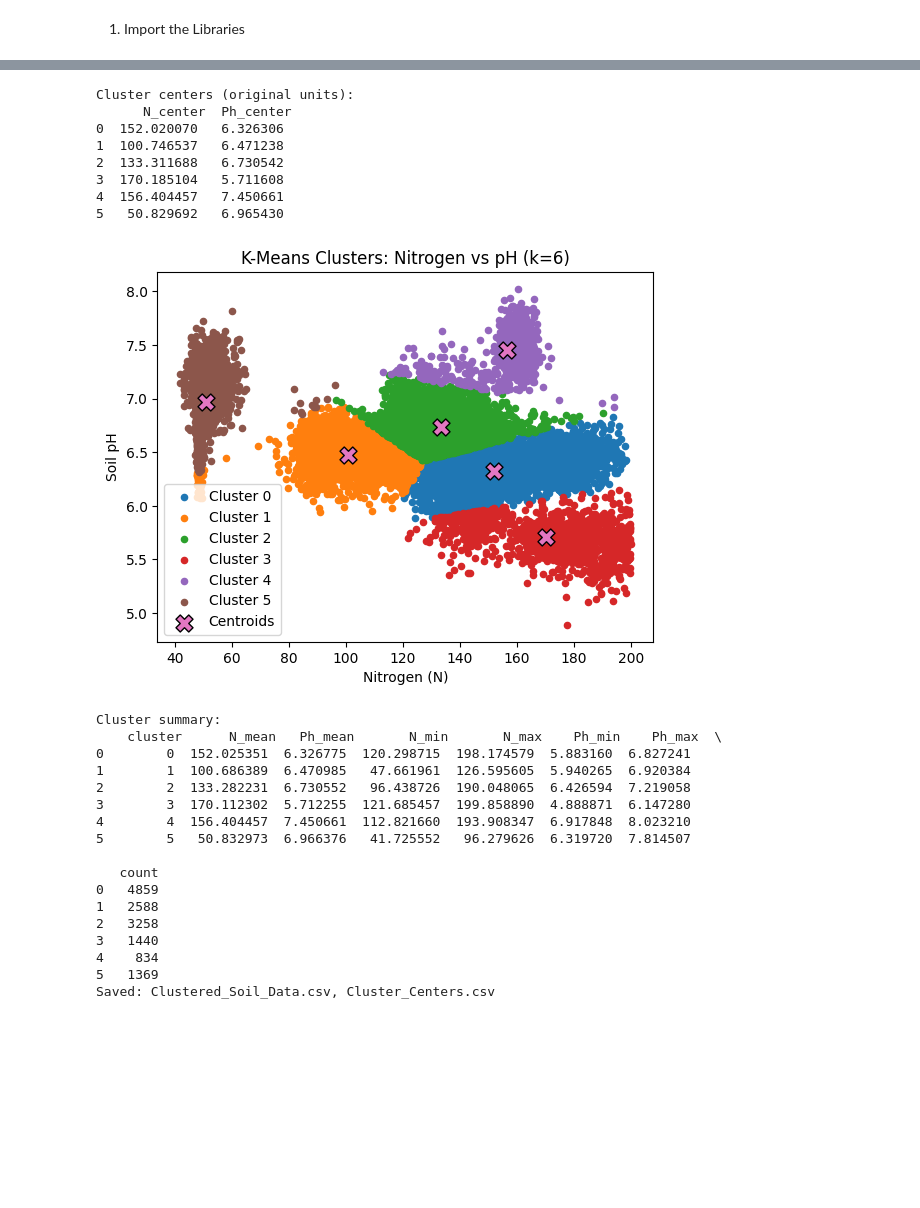
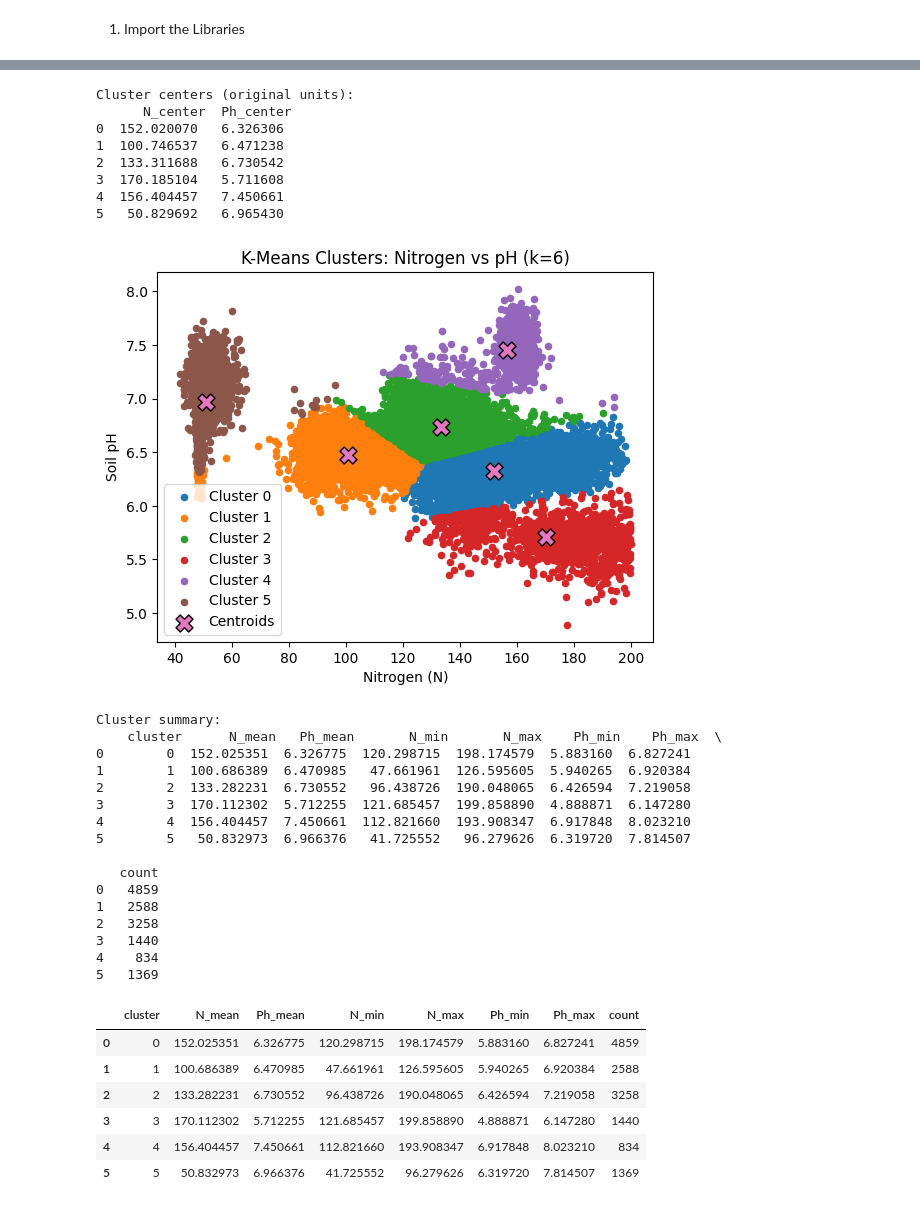
Before and after one commit to Albrightmaduka9053136/ClusteringKMeans_Workshop, a Jupyter notebook: ClusteringKMeans_Workshop.ipynb, the cells around one changed output, grey strips where cells are left out. Drawn from its saved outputs; the diff is of its cells as text; code cells hidden in the pictures; blank space fills up the shorter version.

```diff
--- a/ClusteringKMeans_Workshop.ipynb
+++ b/ClusteringKMeans_Workshop.ipynb
@@ -124,10 +128,10 @@ class SoilClusteringProject:
     # -------- 5) Concept (rubric text) --------
     def clustering_concept_50_words(self) -> str:
         text = (
-             "Clustering groups soil samples by nitrogen and pH similarity without labels. "
-        "It reveals patterns like high nitrogen with lower pH, signalling acidification risk. "
-        "These insights guide lime application and fertilizer optimization, improving soil health "
-        "and sustainability by identifying stable regions and zones that require targeted monitoring."
+            "Clustering groups soil samples by nitrogen and pH similarity without labels. "
+            "It reveals patterns like high nitrogen with lower pH, signalling acidification risk. "
+            "These insights guide lime application and fertilizer optimization, improving soil health "
+            "and sustainability by identifying stable regions and zones that require targeted monitoring."
         )
         print(text)
         return text
@@ -242,7 +246,7 @@ project.find_best_k(range(2,7))
 project.fit_kmeans()        # uses best_k found (fallback=2)
 project.plot_clusters()
 project.summarize_clusters()
-project.save_outputs()
+# project.save_outputs()
 # %% [output]
 Environment: {'python': '3.13.9', 'platform': 'Windows 11', 'pandas': '2.3.3', 'numpy': '2.3.4', 'matplotlib': '3.10.7'}
 Using provided DataFrame.
@@ -270,29 +274,35 @@ Inertia: [16762.42584943736, 11498.853896634912, 8118.448979040391, 5703.2381671
 Silhouette: [0.36849725951055556, 0.3626272794611974, 0.39780941068946724, 0.4223351438474671, 0.42791927713339833]
 Best k (silhouette): 6
 [figure]
 Cluster centers (original units):
       N_center  Ph_center
 0  152.020070   6.326306
 1  100.746537   6.471238
 2  133.311688   6.730542
 3  170.185104   5.711608
 4  156.404457   7.450661
 5   50.829692   6.965430
 [figure]
 Cluster summary:
     cluster      N_mean   Ph_mean       N_min       N_max    Ph_min    Ph_max  \
 0        0  152.025351  6.326775  120.298715  198.174579  5.883160  6.827241
 1        1  100.686389  6.470985   47.661961  126.595605  5.940265  6.920384
 2        2  133.282231  6.730552   96.438726  190.048065  6.426594  7.219058
 3        3  170.112302  5.712255  121.685457  199.858890  4.888871  6.147280
 4        4  156.404457  7.450661  112.821660  193.908347  6.917848  8.023210
 5        5   50.832973  6.966376   41.725552   96.279626  6.319720  7.814507
 
    count
 0   4859
 1   2588
 2   3258
 3   1440
 4    834
 5   1369
-Saved: Clustered_Soil_Data.csv, Cluster_Centers.csv
+|  | cluster | N_mean | Ph_mean | N_min | N_max | Ph_min | Ph_max | count |
+| 0 | 0 | 152.025351 | 6.326775 | 120.298715 | 198.174579 | 5.883160 | 6.827241 | 4859 |
+| 1 | 1 | 100.686389 | 6.470985 | 47.661961 | 126.595605 | 5.940265 | 6.920384 | 2588 |
+| 2 | 2 | 133.282231 | 6.730552 | 96.438726 | 190.048065 | 6.426594 | 7.219058 | 3258 |
+| 3 | 3 | 170.112302 | 5.712255 | 121.685457 | 199.858890 | 4.888871 | 6.147280 | 1440 |
+| 4 | 4 | 156.404457 | 7.450661 | 112.821660 | 193.908347 | 6.917848 | 8.023210 | 834 |
+| 5 | 5 | 50.832973 | 6.966376 | 41.725552 | 96.279626 | 6.319720 | 7.814507 | 1369 |
```
Also changed, not shown: parts of 2 cells of this notebook, 1 other file.
